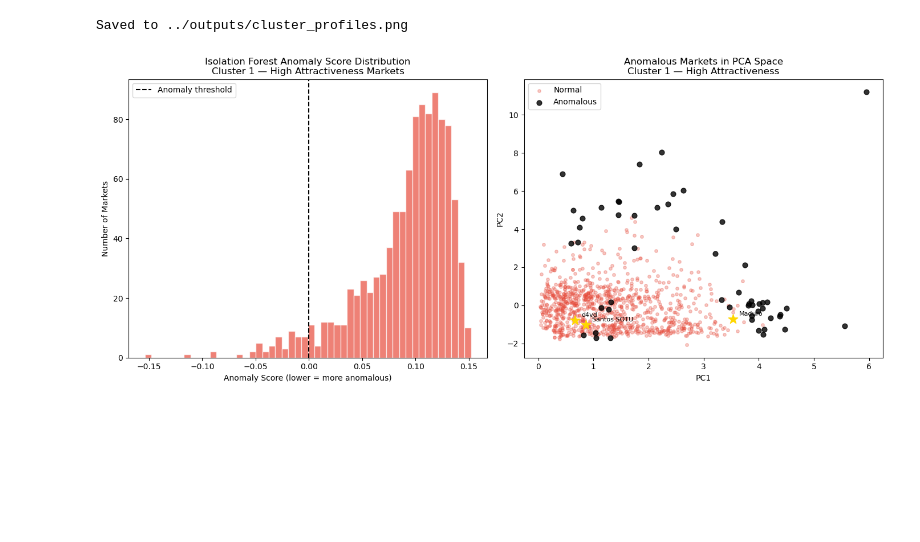
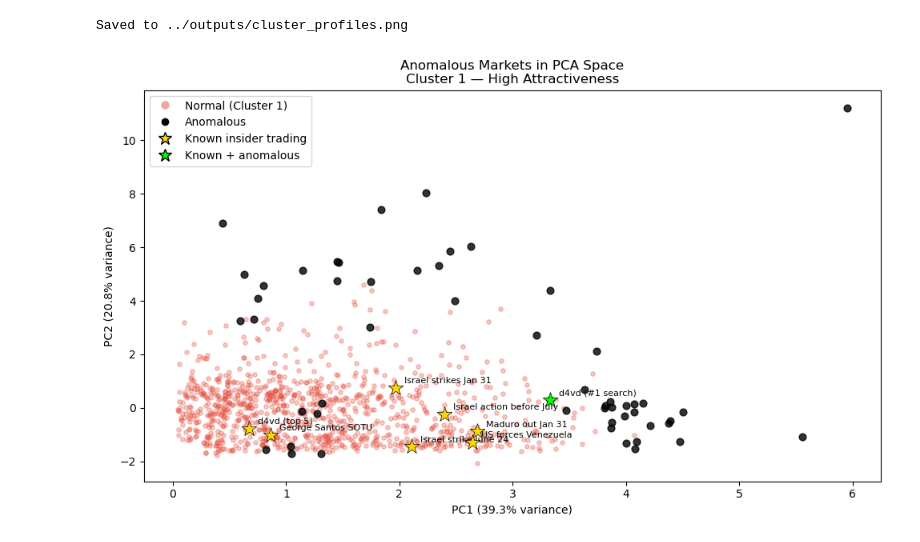
Before and after one commit to corbettbw/prediction-market-insider, a Jupyter notebook: notebooks/k_means_clustering.ipynb, the cells around one changed output. Cells and saved outputs as stored; diff of their text form; code cells hidden in the pictures; blank space fills up the shorter version.

```diff
--- a/notebooks/k_means_clustering.ipynb
+++ b/notebooks/k_means_clustering.ipynb
@@ -55,6 +157,8 @@ Ready.
 # Cell 3 — Load data and engineer features
 
 df = pd.read_parquet("../data/raw/markets_polymarket.parquet")
+
+print(f"Total markets loaded: {len(df)}")
 
 # Drop markets missing Dune trade features including velocity ratio
 df = df.dropna(subset=["total_volume", "duration_hrs", "late_capital_ratio",
@@ -66,16 +170,16 @@ print(f"Markets after dropping missing Dune data: {len(df)}")
 df["trading_intensity"] = df["total_volume"] / df["duration_hrs"].replace(0, np.nan)
 
 # Feature: uncertainty — how close opening price was to fair even-split
-df["even_split"] = np.where(df["neg_risk"] == True, 1 / df["n_outcomes"], 0.5)
+df["even_split"] = np.where(df["neg_risk"], 1 / df["n_outcomes"], 0.5)
 df["uncertainty"] = (1 - abs(df["opening_price"] - df["even_split"]) * 2 *
-                     np.where(df["neg_risk"] == True, df["n_outcomes"], 1)).clip(0, 1)
+                     np.where(df["neg_risk"], df["n_outcomes"], 1)).clip(0, 1)
 
 # Drop markets missing opening_price or trading_intensity
 df = df.dropna(subset=["opening_price", "trading_intensity", "uncertainty"]).copy()
 
 print(f"Markets after feature engineering: {len(df)}")
 
-# Drop crypto, esports, and tweet markets categories
+# Drop crypto, esports, NFL Playoffs, and tweet markets categories
 drop_categories = ["Bitcoin", "Crypto", "Crypto Prices", "Ethereum", "Solana", "XRP",
                    "Ripple", "Dogecoin", "BNB", "Memecoins", "cryptocurrency",
                    "Esports", "NFL Playoffs"]
@@ -86,14 +190,14 @@ df = df[~df["category"].isin(drop_categories)].copy()
 tweet_mask = df["question"].str.contains("tweet", case=False, na=False)
 df = df[~tweet_mask].copy()
 
-print(f"Markets after dropping crypto, esports: {len(df)}")
+print(f"Markets after dropping crypto, NFL Playoffs, and esports: {len(df)}")
 
 # Final feature set
-features = ["uncertainty", "trading_intensity", "avg_trade_size",
+raw_features = ["uncertainty", "trading_intensity", "avg_trade_size",
             "late_capital_ratio", "top3_wallet_concentration", "velocity_ratio"]
 
-print(f"\nFeature summary:")
-print(df[features].describe().round(3))
+print(f"\nRaw Feature summary:")
+print(df[raw_features].describe().round(3))
 
 # Save
 df.to_parquet("../data/processed/features_stage1.parquet", index=False)
@@ -118,8 +222,6 @@ max                        1.000           5.304
 Saved to features_stage1.parquet
 # %%
 # Cell 4 — Normalize features
-
-df = pd.read_parquet("../data/processed/features_stage1.parquet")
 
 # Log-transform trading_intensity and avg_trade_size to handle extreme outliers
 df["log_trading_intensity"] = np.log1p(df["trading_intensity"])
@@ -436,62 +631,56 @@ Cluster 1 — High Attractiveness        0.442          12297.750         181.04
 [figure]
 Saved to ../outputs/cluster_profiles.png
 # %%
-# Cell — Isolation Forest Visualization
+# Cell 13 — Anomalous markets in PCA space
 
-fig, axes = plt.subplots(1, 2, figsize=(14, 6))
+fig, ax = plt.subplots(figsize=(10, 6))
 
-# Plot 1: Anomaly score distribution
-axes[0].hist(
-    cluster1["anomaly_raw"],
-    bins=50,
-    color="#e74c3c",
-    alpha=0.7,
-    edgecolor="white"
-)
-axes[0].axvline(x=0, color="black", linestyle="--", linewidth=1.5, label="Anomaly threshold")
-axes[0].set_xlabel("Anomaly Score (lower = more anomalous)")
-axes[0].set_ylabel("Number of Markets")
-axes[0].set_title("Isolation Forest Anomaly Score Distribution\nCluster 1 — High Attractiveness Markets")
-axes[0].legend()
+pca_cluster1 = X_pca[df["cluster"].values == 1]
+anomaly_mask = cluster1["anomaly_flag"].values == -1
 
-# Plot 2: PCA scatter with anomalies highlighted
-pca_cluster1 = X_pca[df["cluster"] == 1]
-anomaly_mask = cluster1["anomaly_score"] == -1
-
-axes[1].scatter(
+ax.scatter(
     pca_cluster1[~anomaly_mask, 0],
     pca_cluster1[~anomaly_mask, 1],
     c="#e74c3c", alpha=0.3, s=15, label="Normal"
 )
-axes[1].scatter(
+ax.scatter(
     pca_cluster1[anomaly_mask, 0],
     pca_cluster1[anomaly_mask, 1],
     c="black", alpha=0.8, s=40, label="Anomalous", zorder=5
 )
 
-# Label known insider markets
-known = {
-    "d4vd": "0xeaf59fcbf65e45abac0383dad483239d849e6d48d9eb2a6b3bf5cc1c7e9cf2ad",
-    "Maduro": cluster1[cluster1["question"].str.contains("Maduro in U.S. custody by January 31", case=False, na=False)].iloc[0]["market_id"],
-    "Santos SOTU": cluster1[cluster1["question"].str.contains("George Santos attend", case=False, na=False)].iloc[0]["market_id"]
-}
-
-for name, cid in known.items():
+for name, cid in known_markets.items():
     idx = df[df["market_id"] == cid].index
     if len(idx) > 0:
         i = df.index.get_loc(idx[0])
-        axes[1].scatter(X_pca[i, 0], X_pca[i, 1], c="gold", s=150, zorder=6, marker="*")
-        axes[1].annotate(name, (X_pca[i, 0], X_pca[i, 1]),
-                        textcoords="offset points", xytext=(8, 4), fontsize=8)
+        match = cluster1[cluster1["market_id"] == cid]
+        is_anomalous = not match.empty and match["anomaly_flag"].values[0] == -1
 
-axes[1].set_xlabel("PC1")
-axes[1].set_ylabel("PC2")
-axes[1].set_title("Anomalous Markets in PCA Space\nCluster 1 — High Attractiveness")
-axes[1].legend()
+        color = "lime" if is_anomalous else "gold"
+
+        ax.scatter(X_pca[i, 0], X_pca[i, 1], c=color, s=200, zorder=6, marker="*",
+                  edgecolors="black", linewidths=0.5)
+        ax.annotate(name, (X_pca[i, 0], X_pca[i, 1]),
+                    textcoords="offset points", xytext=(8, 4), fontsize=8)
+
+legend_elements = [
+    Line2D([0], [0], marker='o', color='w', markerfacecolor='#e74c3c',
+           markersize=8, alpha=0.5, label='Normal (Cluster 1)'),
+    Line2D([0], [0], marker='o', color='w', markerfacecolor='black',
+           markersize=8, label='Anomalous'),
+    Line2D([0], [0], marker='*', color='w', markerfacecolor='gold',
+           markersize=12, markeredgecolor='black', label='Known insider trading'),
+    Line2D([0], [0], marker='*', color='w', markerfacecolor='lime',
+           markersize=12, markeredgecolor='black', label='Known + anomalous'),
+]
+ax.legend(handles=legend_elements)
+
+ax.set_xlabel(f"PC1 ({pca.explained_variance_ratio_[0]:.1%} variance)")
+ax.set_ylabel(f"PC2 ({pca.explained_variance_ratio_[1]:.1%} variance)")
+ax.set_title("Anomalous Markets in PCA Space\nCluster 1 — High Attractiveness")
 
 plt.tight_layout()
-plt.savefig("../outputs/isolation_forest.png", dpi=150)
+plt.savefig("../outputs/isolation_forest_pca.png", dpi=150)
 plt.show()
-print("Saved to ../outputs/isolation_forest.png")
 # %% [output]
-[figure, old version]
+[figure, new version]
```
Also changed, not shown: parts of 20 cells of this notebook, 6 other files.
